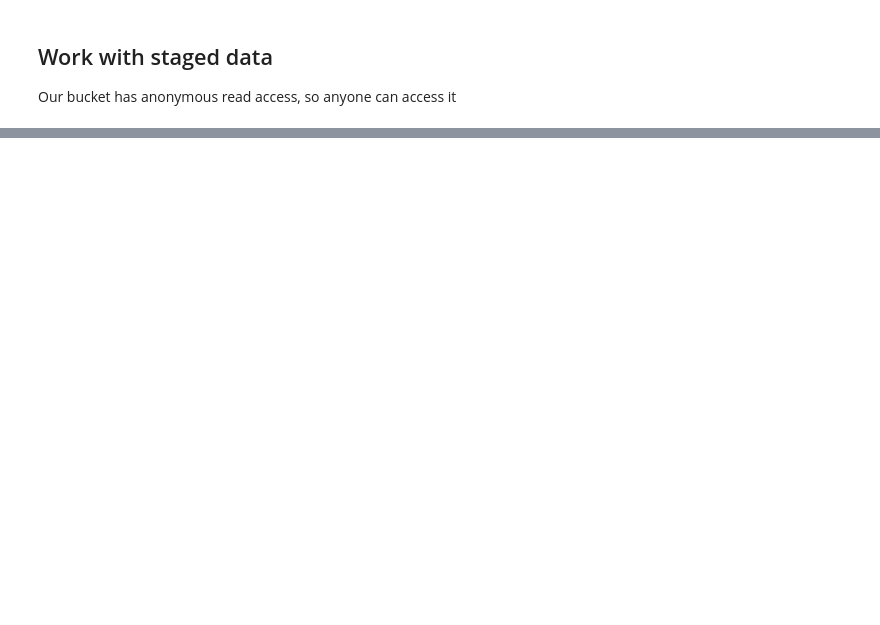
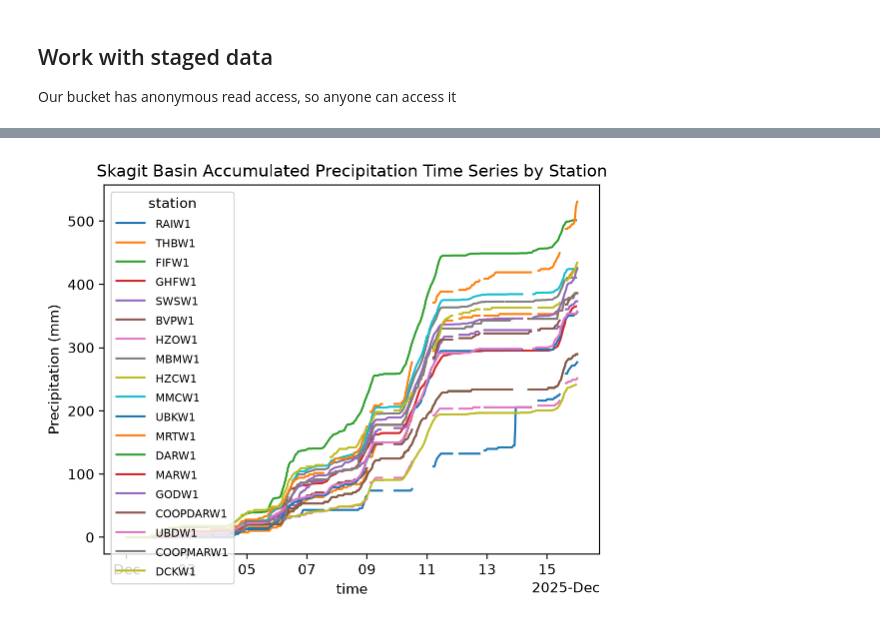
Before and after one commit to gaia-hazlab/gaia-cli, a Jupyter notebook: precip-example.ipynb, the cells around one changed output, grey strips where cells are left out. Cells and saved outputs as stored; diff of their text form; code cells hidden in the pictures; blank space fills up the shorter version.

```diff
--- a/precip-example.ipynb
+++ b/precip-example.ipynb
@@ -35,10 +57,16 @@ Note: I'm writing this under a 'scratch' prefix that automatically deletes after
 
 Our bucket has anonymous read access, so anyone can access it
 # %%
-# General access to S3
-s3readable = S3Store(
-    bucket="cresst", prefix="scratch/test.zarr", region="us-west-2", skip_signature=True
+# Kopah (Ceph) S3 access. obstore needs the endpoint explicitly, and path-style requests.
+# Anything under scratch/public/ is anonymously readable, so no credentials needed
+s3gaia_test = S3Store(
+    bucket="gaia",
+    prefix="scratch/public/test.zarr",
+    endpoint="https://s3.kopah.uw.edu",
+    region="us-west-2",  # not actually used with kopah
+    virtual_hosted_style_request=False,
+    skip_signature=True, # anonymous read-only access
 )
 
 # Zarr-aware handler for reading from S3
-zarr_store = ObjectStore(s3readable, read_only=True)
+gaia_zarr_store = ObjectStore(s3gaia_test, read_only=True)
@@ -47,0 +85,9 @@ DS
+# %%
+DS_stations = xr.open_dataset(
+    gaia_zarr_store,
+    engine="zarr",
+    zarr_format=3,
+    consolidated=False,
+    group="stations/synoptic",
+).xvec.decode_cf()
+DS_stations
@@ -60,14 +127,16 @@ gf.explore(
 # %%
-DA = DS["precip_accumulated_set_1d"]
+DA = DS_stations["precipitation"]
 
 fig, ax = plt.subplots()
 DA.plot(ax=ax, x="time", hue="station")
 legend = plt.gca().get_legend()
 # legend.set_bbox_to_anchor((1.05, 1))
 plt.setp(legend.get_texts(), fontsize=8)
 legend.set_loc("upper left")
 plt.title("Skagit Basin Accumulated Precipitation Time Series by Station")
 plt.ylabel("Precipitation (mm)");
+# %% [output]
+[figure, added]
 # %%
 # Map view
 # TODO: add station label annotations
```
Also changed, not shown: parts of 36 cells of this notebook.
